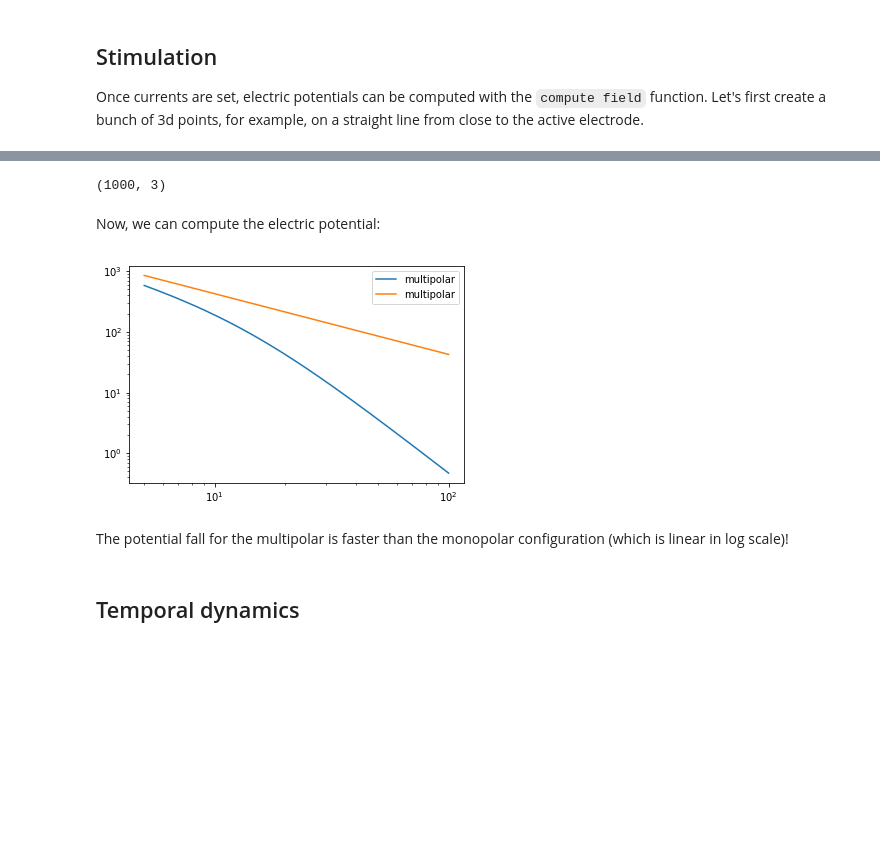
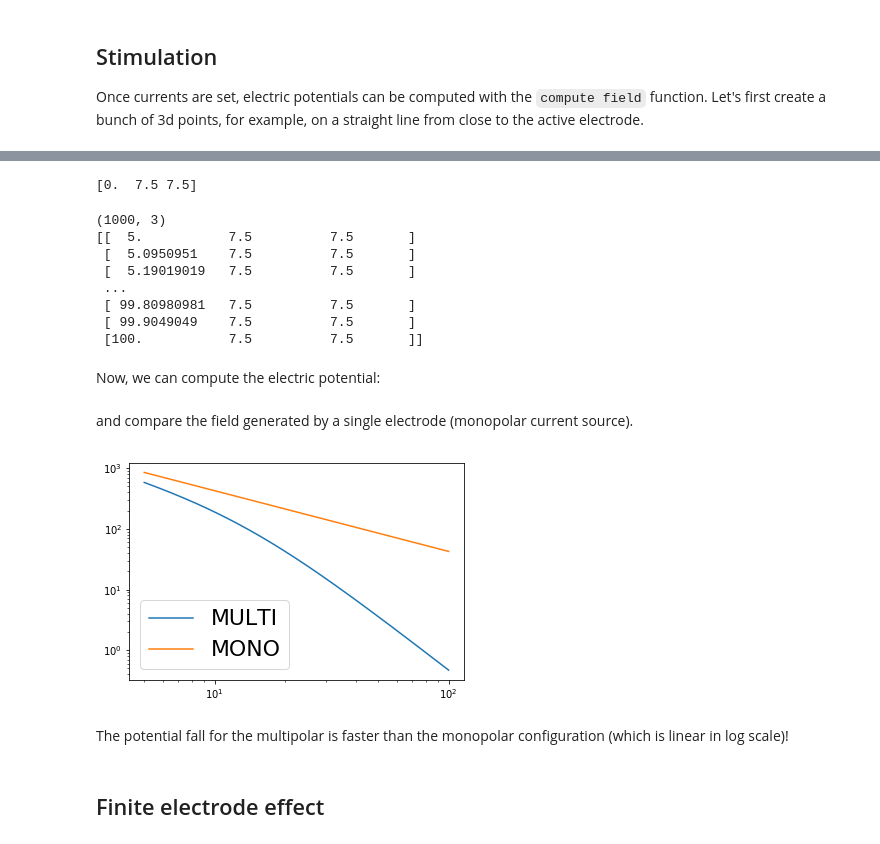
Before and after one commit to alejoe91/MEAutility, a Jupyter notebook: notebooks/mea_stimulation.ipynb, the cells around one changed output, grey strips where cells are left out. Saved outputs shown, nothing was run; the diff lists cells and outputs as text; code cells hidden in the pictures; blank space fills up the shorter version.

```diff
--- a/notebooks/mea_stimulation.ipynb
+++ b/notebooks/mea_stimulation.ipynb
@@ -218,32 +216,46 @@ array([0. , 7.5, 7.5])
+# %%
+center_pos = sqmea[center_electrode][center_electrode].position
+print(center_pos)
+# %% [output]
+[0.  7.5 7.5]
 # %%
 npoints = 1000
 x_vec = np.linspace(5, 100, npoints)
-y_vec = [sqmea[5][5].position[1]] * npoints
-z_vec = [sqmea[5][5].position[2]] * npoints
+y_vec = [center_pos[1]] * npoints
+z_vec = [center_pos[2]] * npoints
 
 points = np.array([x_vec, y_vec, z_vec]).T
 # points should be a np.array (or list) o npoints x 3
 print(points.shape)
+print(points)
 # %% [output]
 (1000, 3)
+[[  5.           7.5          7.5       ]
+ [  5.0950951    7.5          7.5       ]
+ [  5.19019019   7.5          7.5       ]
+ ...
+ [ 99.80980981   7.5          7.5       ]
+ [ 99.9049049    7.5          7.5       ]
+ [100.           7.5          7.5       ]]
 # %% [markdown]
 Now, we can compute the electric potential:
 # %%
-Vp = sqmea.compute_field(points)
+# multipolar currents
+Vp_multi = sqmea.compute_field(points)
+# %% [markdown]
+and compare the field generated by a single electrode (monopolar current source).
 # %%
-# multipolar currents
-Vp = sqmea.compute_field(points)
-_ = plt.loglog(x_vec, Vp, label='multipolar')
-
 # monopolar currents
 sqmea.reset_currents()
 sqmea[5][5].current = 8000
-Vp = sqmea.compute_field(points)
-_ = plt.loglog(x_vec, Vp, label='multipolar')
-_ = plt.legend()
+Vp_mono = sqmea.compute_field(points)
-# %% [output]
-[figure, removed]
+# %%
+_ = plt.loglog(x_vec, Vp_multi, label='MULTI')
+_ = plt.loglog(x_vec, Vp_mono, label='MONO')
+_ = plt.legend(fontsize=22)
+# %% [output]
+[figure, added]
 # %% [markdown]
 The potential fall for the multipolar is faster than the monopolar configuration (which is linear in log scale)!
-# %% [markdown]
-## Temporal dynamics
+# %% [markdown]
+## Finite electrode effect
```
Also changed, not shown: parts of 24 cells of this notebook, 2 other files.
